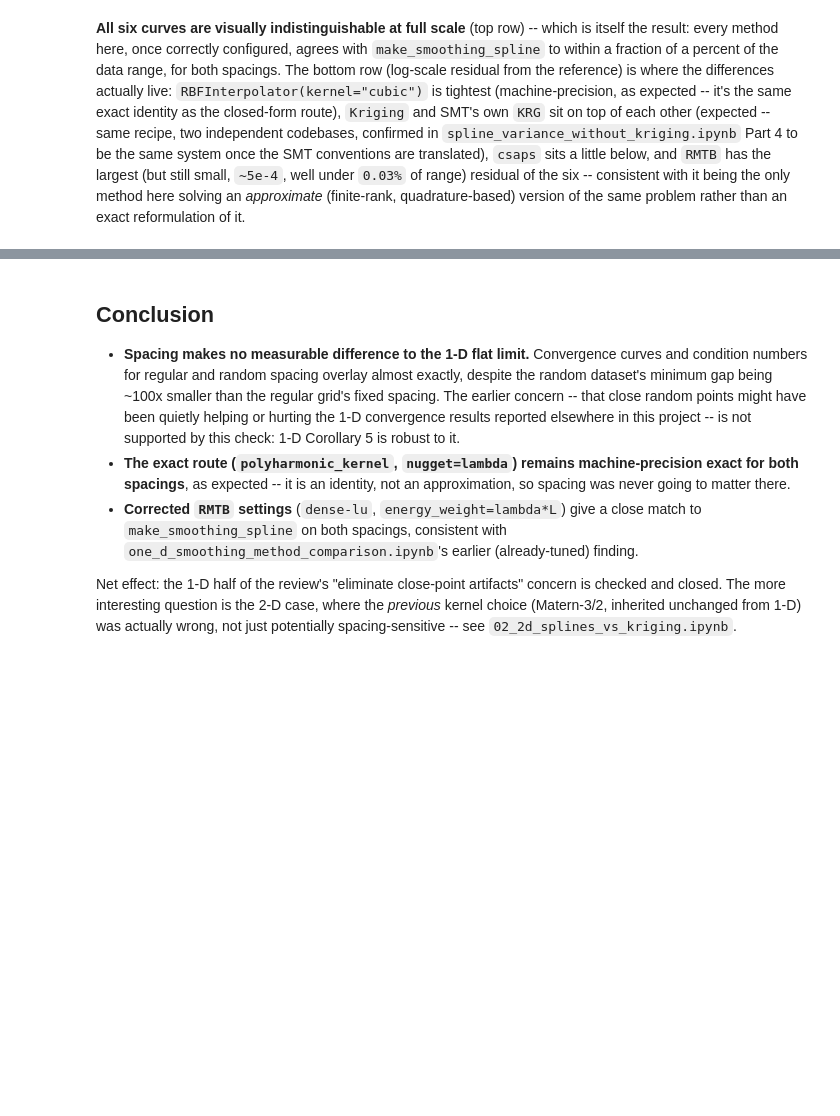
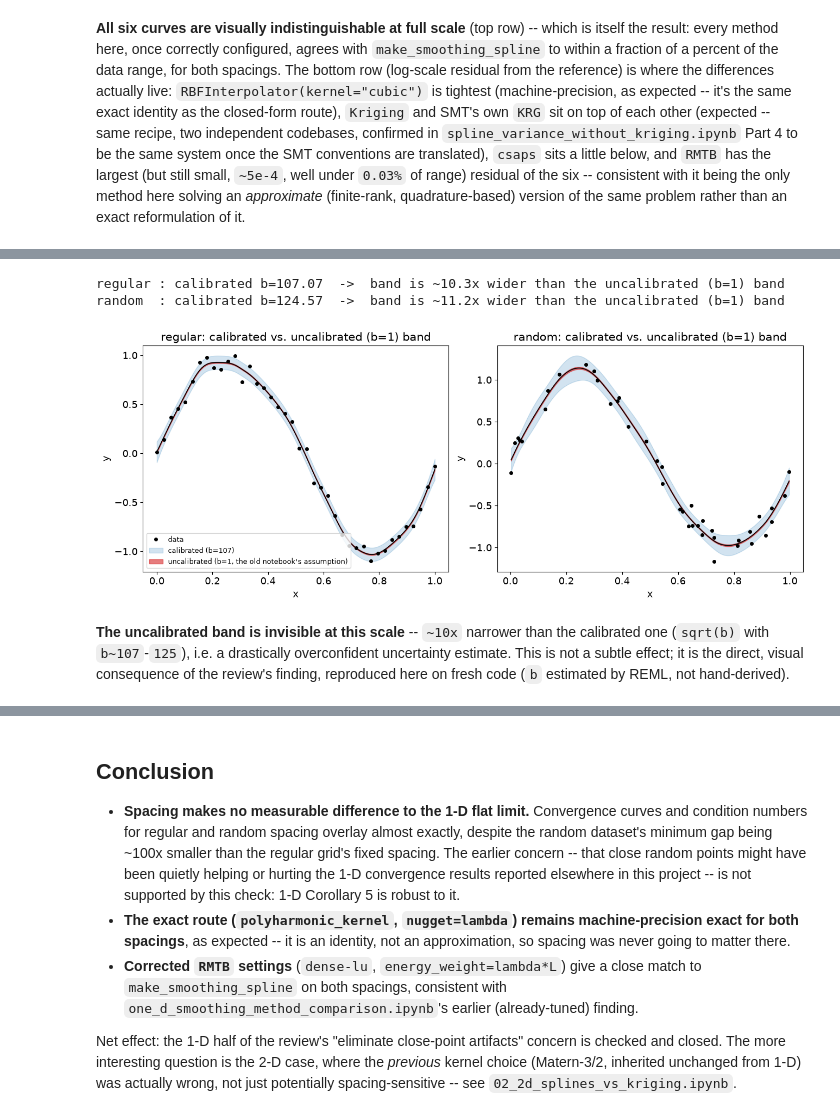
Before and after one commit to nomad-vagabond/krig-splines, a Jupyter notebook: notebooks/iter_01/01_1d_splines_vs_kriging.ipynb, the cells around one changed output, grey strips where cells are left out. Saved outputs shown, nothing was run; the diff lists cells and outputs as text; code cells hidden in the pictures; blank space fills up the shorter version.

```diff
--- a/notebooks/iter_01/01_1d_splines_vs_kriging.ipynb
+++ b/notebooks/iter_01/01_1d_splines_vs_kriging.ipynb
@@ -317,0 +529,34 @@ reformulation of it.
+# %%
+fig, axs = plt.subplots(1, 2, figsize=(13, 5), constrained_layout=True)
+for ax, spacing in zip(axs, ["regular", "random"]):
+    x, y = datasets[spacing]
+    spl = spline_fits[spacing]
+    r = var_results[spacing]
+    x_dense = r["x_dense"]
+
+    std_calibrated = np.sqrt(np.maximum(r["var_spline"], 0))
+    var_naive = spl.unit_variance(x_dense.reshape(-1, 1))  # b=1, i.e. the old convention
+    std_naive = np.sqrt(np.maximum(var_naive, 0))
+
+    ax.plot(x, y, "o", ms=4, color="k", zorder=5, label="data")
+    ax.fill_between(x_dense, r["mean_spline"] - 2*std_calibrated, r["mean_spline"] + 2*std_calibrated,
+                     color="C0", alpha=0.2, label=f"calibrated (b={spl.b:.0f})")
+    ax.fill_between(x_dense, r["mean_spline"] - 2*std_naive, r["mean_spline"] + 2*std_naive,
+                     color="C3", alpha=0.6, label="uncalibrated (b=1, the old notebook's assumption)")
+    ax.plot(x_dense, r["mean_spline"], color="k", lw=1.2)
+    ax.set(xlabel="x", ylabel="y", title=f"{spacing}: calibrated vs. uncalibrated (b=1) band")
+    if spacing == "regular":
+        ax.legend(fontsize=9)
+    print(f"{spacing:8s}: calibrated b={spl.b:.2f}  ->  band is "
+          f"~{np.sqrt(spl.b):.1f}x wider than the uncalibrated (b=1) band")
+plt.show()
+# %% [output]
+regular : calibrated b=107.07  ->  band is ~10.3x wider than the uncalibrated (b=1) band
+random  : calibrated b=124.57  ->  band is ~11.2x wider than the uncalibrated (b=1) band
+[figure, added]
+# %% [markdown]
+**The uncalibrated band is invisible at this scale** -- `~10x` narrower than the
+calibrated one (`sqrt(b)` with `b~107`-`125`), i.e. a drastically overconfident
+uncertainty estimate. This is not a subtle effect; it is the direct, visual
+consequence of the review's finding, reproduced here on fresh code (`b` estimated
+by REML, not hand-derived).
```
Also changed, not shown: parts of 17 cells of this notebook.
